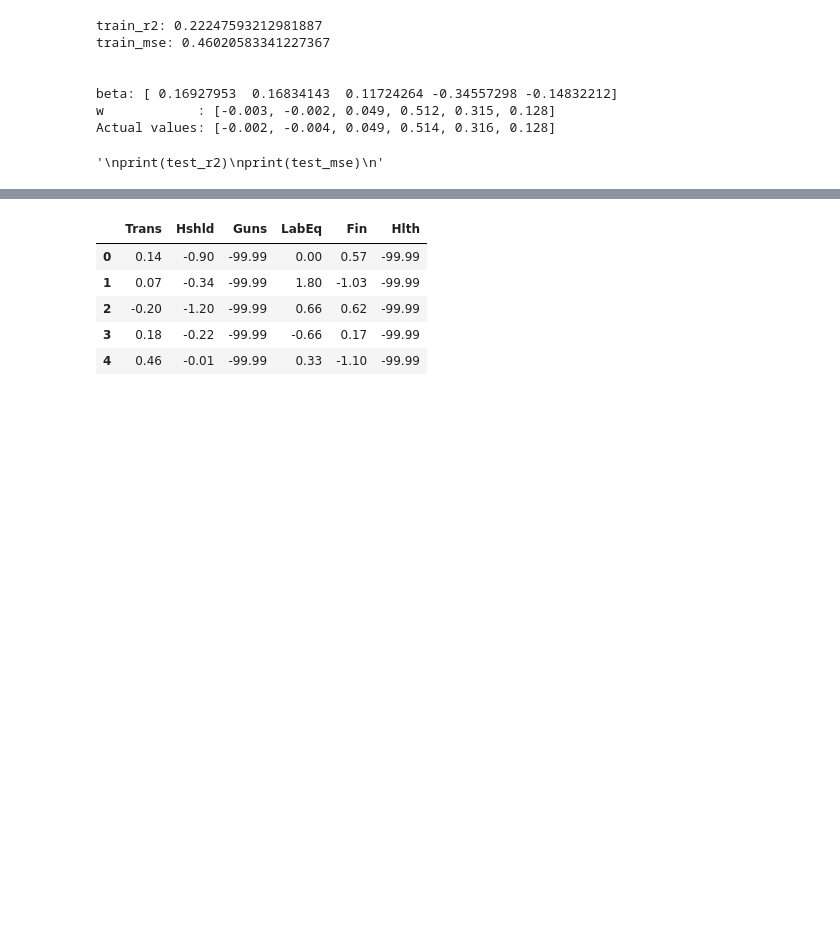
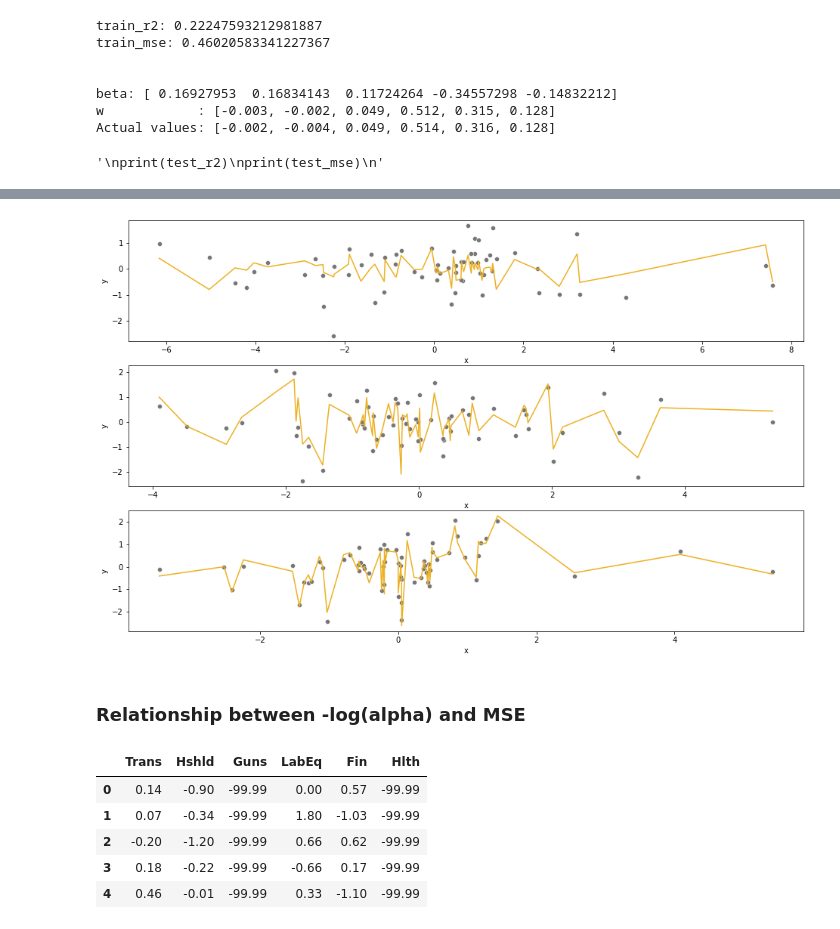
Before and after one commit to Sean-Chaos/DBA-3803-Project, a Jupyter notebook: DBA 3803 Group Project (Working copy).ipynb, the cells around one changed output, grey strips where cells are left out. Cells and saved outputs as stored; diff of their text form; code cells hidden in the pictures; blank space fills up the shorter version.

```diff
--- a/DBA 3803 Group Project (Working copy).ipynb
+++ b/DBA 3803 Group Project (Working copy).ipynb
@@ -242,0 +166,67 @@ See the caveats in the documentation: https://pandas.pydata.org/pandas-docs/stab
+# %%
+# Model fitter
+def model_fitter(data, model):
+
+    return model
+
+#--------------------------------------------------------------------------------------------------
+covariates = [6, 24, 48]
+fig, axs = plt.subplots(nrows=3, figsize=(16,10))
+counter = 0
+
+
+for cov_num in covariates:
+    # This is all code to get the data into dataframe
+    # Selecting the columns
+    temp = df.copy()
+    temp = temp.iloc[:,1: cov_num+1]
+
+    # Selecting training set
+    date = '2022-01-03'
+    no_obj = 63
+    date_i = df[df['Date'] == date].index[0]
+
+    R_train = temp.iloc[date_i-63:date_i,:]
+
+    sc = StandardScaler(with_std = False)
+    R_train[R_train.columns] = sc.fit_transform(R_train[R_train.columns])
+
+    #-------------------------------------------------------------------------------------------
+    # Processing
+    arr_len = cov_num
+    # Getting y
+    eq_w = np.full(
+        shape = arr_len,
+        fill_value = 1/arr_len
+    )
+    y_temp = np.dot(R_train, eq_w)
+
+    # N matrix
+    tmp1 = np.identity((arr_len-1), dtype='int64')
+    tmp2 = -np.ones((arr_len-1), dtype='int64')
+    N = np.append(tmp1,[tmp2], axis=0)
+
+    # Calculate X
+    X_temp = np.dot(R_train, N)
+
+    #-------------------------------------------------------------------------------------------
+    temp_df = pd.DataFrame(X_temp)
+    temp_df.columns = ['X' + str(i) for i in temp_df.columns]
+    temp_df.insert(1, 'y', y_temp)
+    temp_df = temp_df.rename({'X0':'x'}, axis=1)
+
+    ols = LinearRegression()
+    features = temp_df.drop('y', axis = 1)
+    target = temp_df['y']
+    ols.fit(features, target)
+    preds = ols.predict(features)
+    sns.scatterplot(temp_df.x, temp_df.y, color='#767676', ax=axs[counter])
+    sns.lineplot(temp_df.x, preds, color='#edb021', ax=axs[counter])
+
+
+    counter += 1
+
+
+
+plt.show()
+# %% [output]
@@ -243,3 +248,6 @@ See the caveats in the documentation: https://pandas.pydata.org/pandas-docs/stab
+[figure, added]
+# %% [markdown]
+### Relationship between -log(alpha) and MSE
 # %%
 # Selecting the columns
 q1 = df.copy()
```
Also changed, not shown: parts of 29 cells of this notebook.
